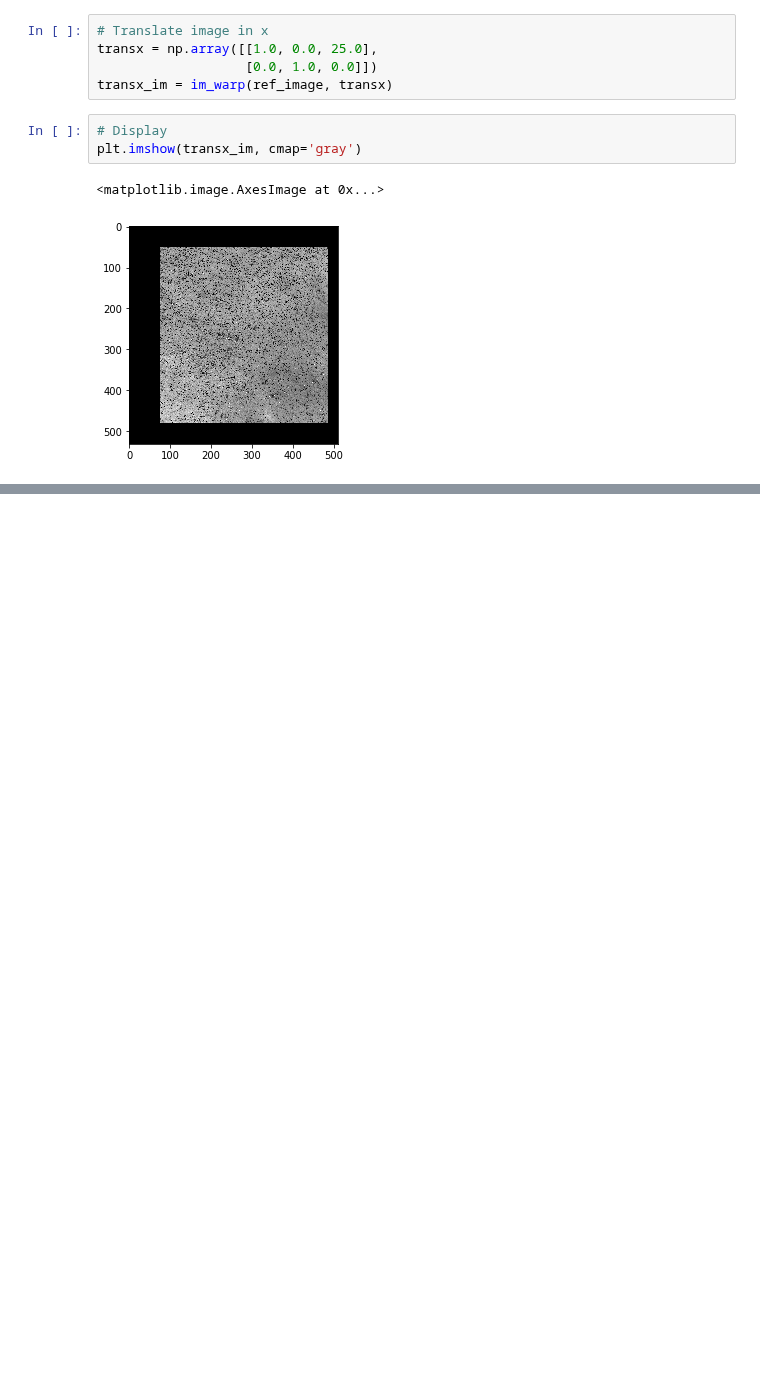
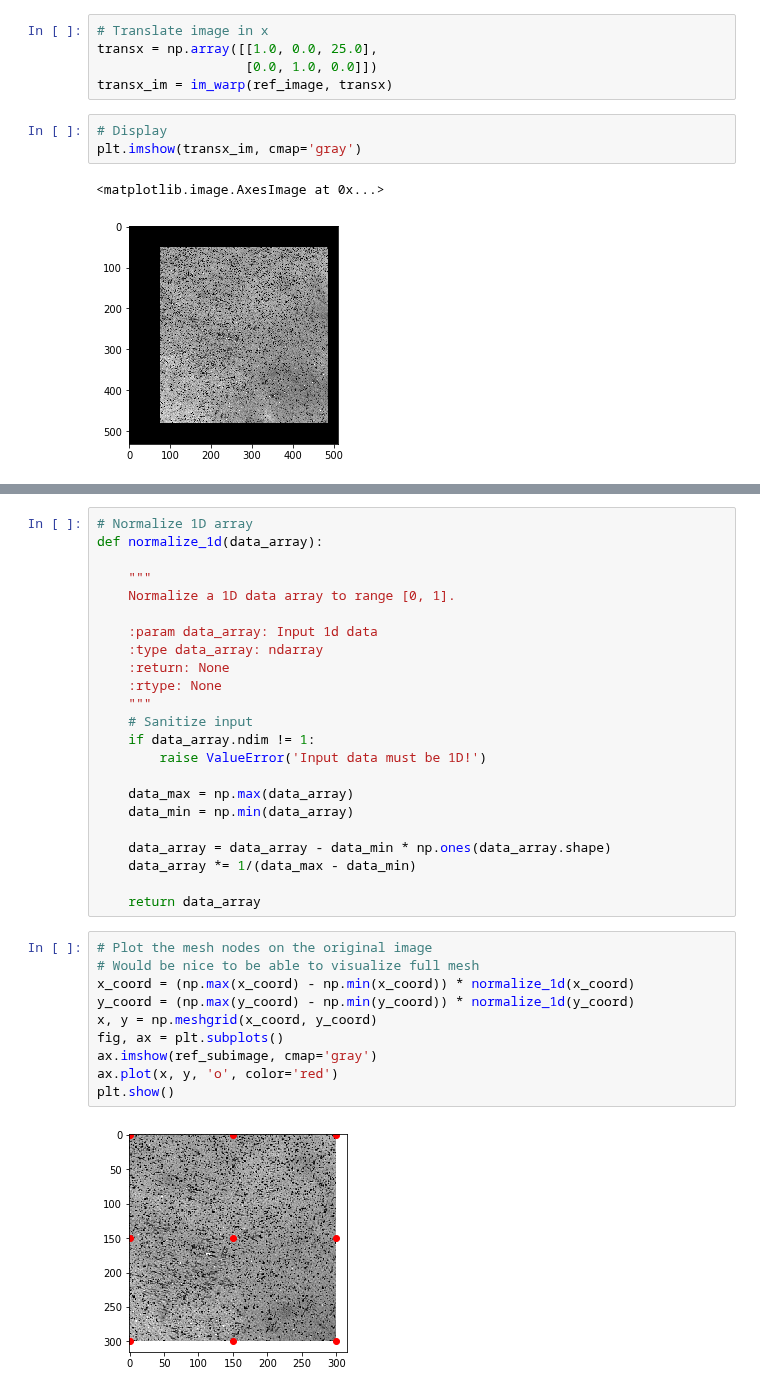
Before and after one commit to mfkiwl/splineDIC, a Jupyter notebook: notebooks/exploratory/stp_explore_NURBS_DIC.ipynb, the cells around one changed output, grey strips where cells are left out. Saved outputs shown, nothing was run; the diff lists cells and outputs as text; blank space fills up the shorter version.

```diff
--- a/notebooks/exploratory/stp_explore_NURBS_DIC.ipynb
+++ b/notebooks/exploratory/stp_explore_NURBS_DIC.ipynb
@@ -83,0 +130,35 @@ plt.imshow(transx_im, cmap='gray')
+# %%
+# Normalize 1D array
+def normalize_1d(data_array):
+
+    """
+    Normalize a 1D data array to range [0, 1].
+
+    :param data_array: Input 1d data
+    :type data_array: ndarray
+    :return: None
+    :rtype: None
+    """
+    # Sanitize input
+    if data_array.ndim != 1:
+        raise ValueError('Input data must be 1D!')
+
+    data_max = np.max(data_array)
+    data_min = np.min(data_array)
+
+    data_array = data_array - data_min * np.ones(data_array.shape)
+    data_array *= 1/(data_max - data_min)
+
+    return data_array
+# %%
+# Plot the mesh nodes on the original image
+# Would be nice to be able to visualize full mesh
+x_coord = (np.max(x_coord) - np.min(x_coord)) * normalize_1d(x_coord)
+y_coord = (np.max(y_coord) - np.min(y_coord)) * normalize_1d(y_coord)
+x, y = np.meshgrid(x_coord, y_coord)
+fig, ax = plt.subplots()
+ax.imshow(ref_subimage, cmap='gray')
+ax.plot(x, y, 'o', color='red')
+plt.show()
+# %% [output]
+[figure, added]
```
Also changed, not shown: parts of 14 cells of this notebook.
